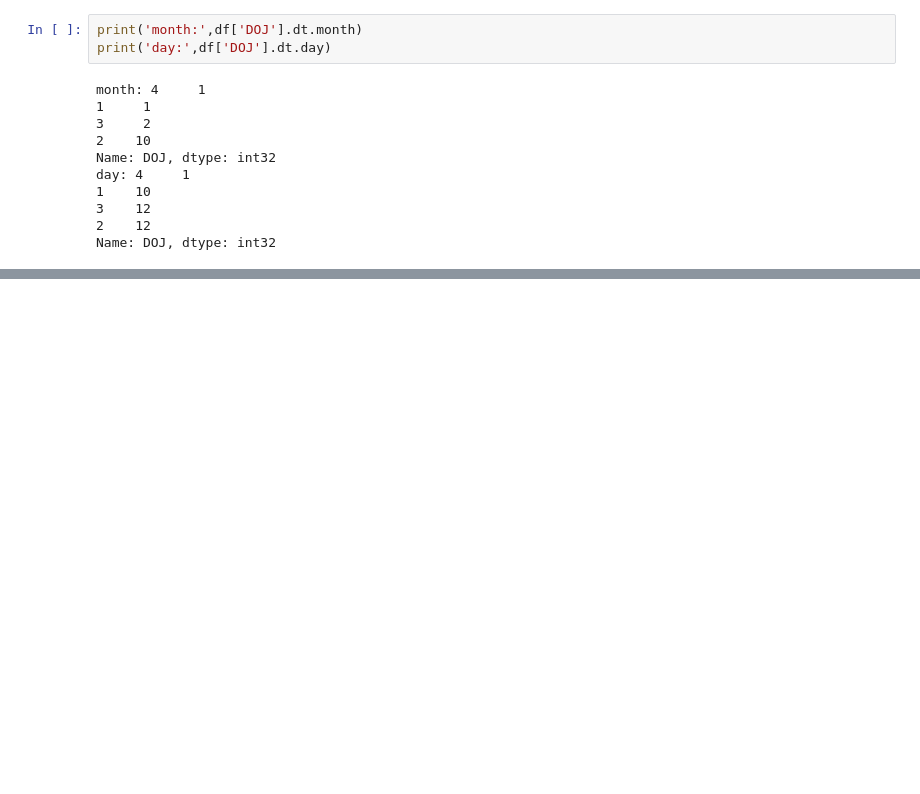
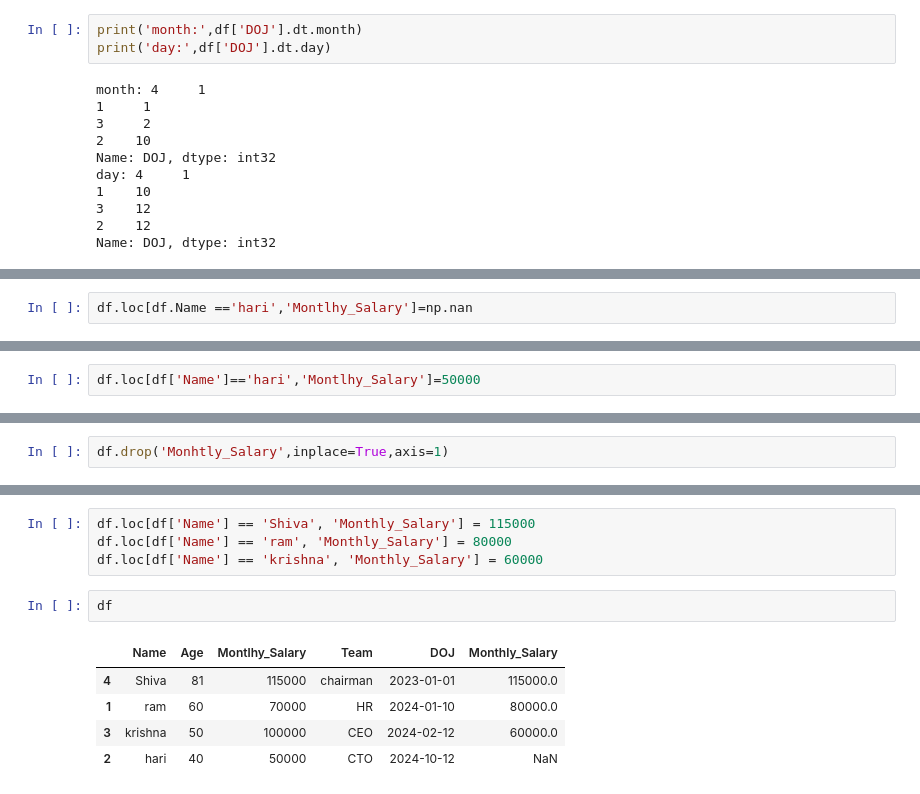
Before and after one commit to kaflebiplob/ML_BASICS, a Jupyter notebook: pandas_basic/pandas_basic_test.ipynb, the cells around one changed output, grey strips where cells are left out. Saved outputs shown, nothing was run; the diff lists cells and outputs as text; blank space fills up the shorter version.

```diff
--- a/pandas_basic/pandas_basic_test.ipynb
+++ b/pandas_basic/pandas_basic_test.ipynb
@@ -360,0 +363,2 @@ Name: DOJ, dtype: int32
+# %%
+df.loc[df.Name =='hari','Montlhy_Salary']=np.nan
@@ -360,0 +406,2 @@ Name: DOJ, dtype: int32
+# %%
+df.loc[df['Name']=='hari','Montlhy_Salary']=50000
@@ -360,0 +416,2 @@ Name: DOJ, dtype: int32
+# %%
+df.drop('Monhtly_Salary',inplace=True,axis=1)
@@ -360,0 +436,12 @@ Name: DOJ, dtype: int32
+# %%
+df.loc[df['Name'] == 'Shiva', 'Monthly_Salary'] = 115000
+df.loc[df['Name'] == 'ram', 'Monthly_Salary'] = 80000
+df.loc[df['Name'] == 'krishna', 'Monthly_Salary'] = 60000
+# %%
+df
+# %% [output]
+|  | Name | Age | Montlhy_Salary | Team | DOJ | Monthly_Salary |
+| 4 | Shiva | 81 | 115000 | chairman | 2023-01-01 | 115000.0 |
+| 1 | ram | 60 | 70000 | HR | 2024-01-10 | 80000.0 |
+| 3 | krishna | 50 | 100000 | CEO | 2024-02-12 | 60000.0 |
+| 2 | hari | 40 | 50000 | CTO | 2024-10-12 | NaN |
```
Also changed, not shown: parts of 14 cells of this notebook.
